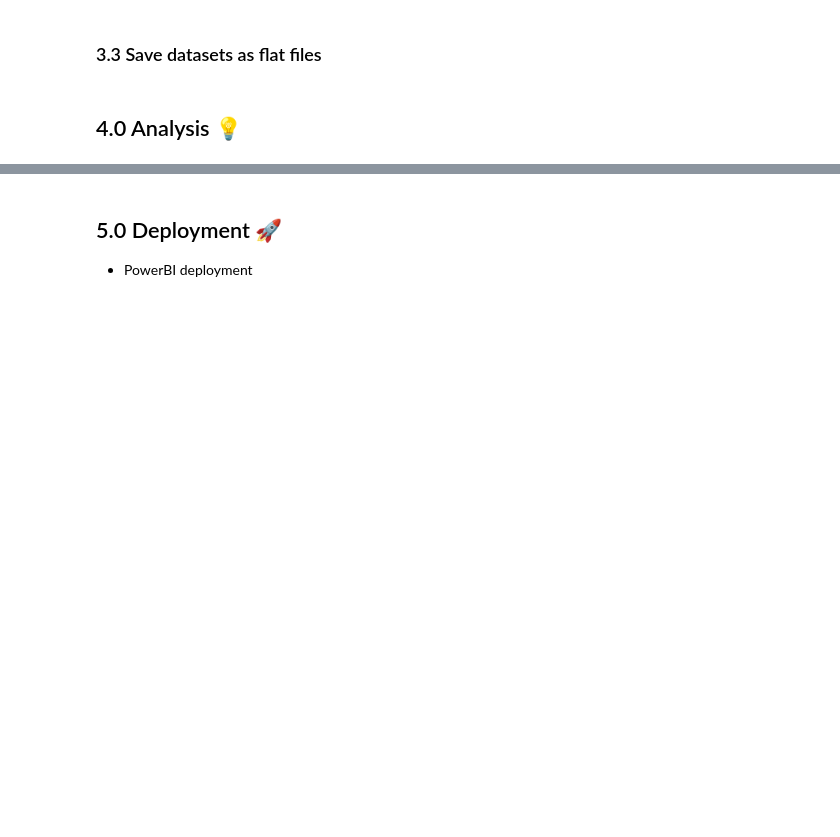
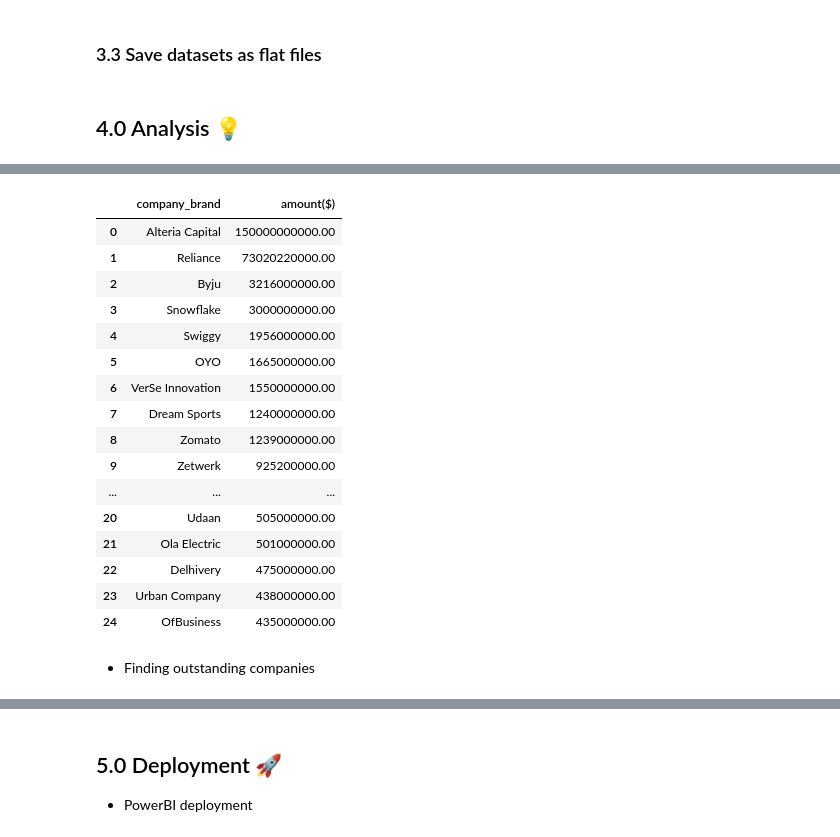
Before and after one commit to D0nG4667/indian_start_up_funding_analysis, a Jupyter notebook: indian_start_up_funding_analysis.ipynb, the cells around one changed output, grey strips where cells are left out. Saved outputs shown, nothing was run; the diff lists cells and outputs as text; code cells hidden in the pictures; blank space fills up the shorter version.

Commit message:
Added 4.0, Done Data Analysis, Business question 1-8 remaining 9, a little house keeping

```diff
--- a/indian_start_up_funding_analysis.ipynb
+++ b/indian_start_up_funding_analysis.ipynb
@@ -2371,0 +2956,22 @@ fig.show()
+# %%
+final_dataset.groupby(['company_brand'])['amount($)'].sum().sort_values(ascending=False).nlargest(25).reset_index()
+# %% [output]
+|  | company_brand | amount($) |
+| 0 | Alteria Capital | 150000000000.00 |
+| 1 | Reliance | 73020220000.00 |
+| 2 | Byju | 3216000000.00 |
+| 3 | Snowflake | 3000000000.00 |
+| 4 | Swiggy | 1956000000.00 |
+| 5 | OYO | 1665000000.00 |
+| 6 | VerSe Innovation | 1550000000.00 |
+| 7 | Dream Sports | 1240000000.00 |
+| 8 | Zomato | 1239000000.00 |
+| 9 | Zetwerk | 925200000.00 |
+| ... | ... | ... |
+| 20 | Udaan | 505000000.00 |
+| 21 | Ola Electric | 501000000.00 |
+| 22 | Delhivery | 475000000.00 |
+| 23 | Urban Company | 438000000.00 |
+| 24 | OfBusiness | 435000000.00 |
+# %% [markdown]
+- Finding outstanding companies
```
Also changed, not shown: parts of 144 cells of this notebook, 1 other file.
